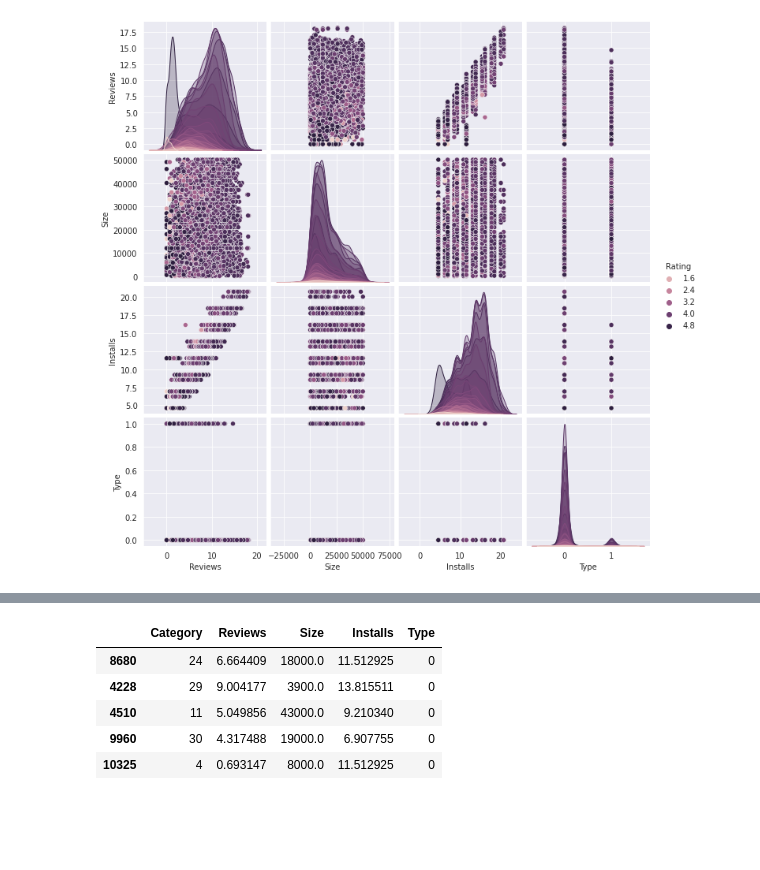
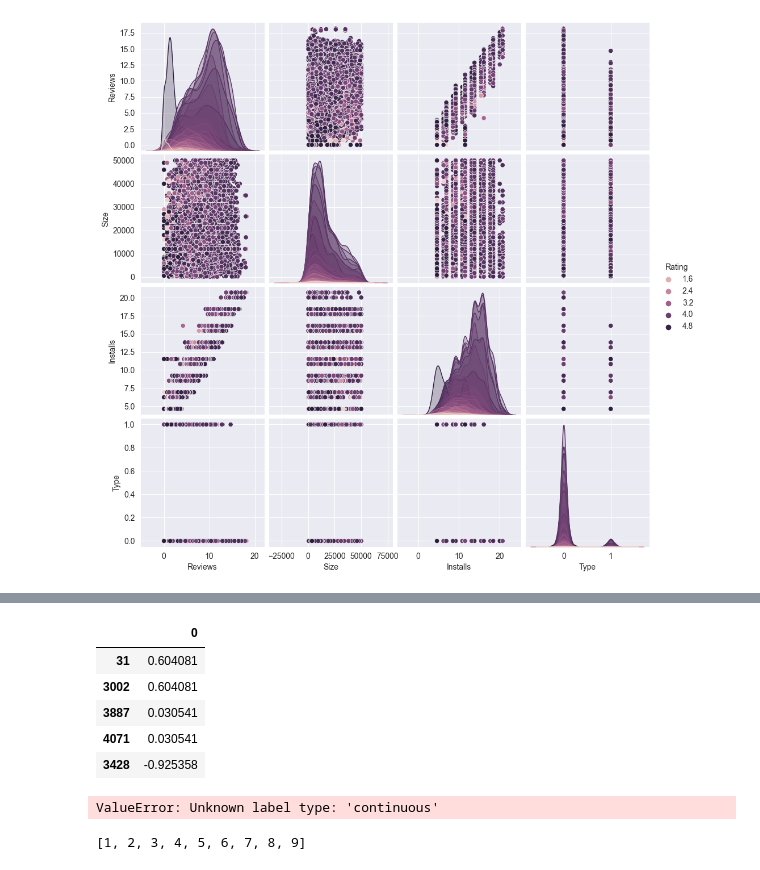
Before and after one commit to Mischomei/GooglePlay, a Jupyter notebook: googleplaystoretest.ipynb, the cells around one changed output, grey strips where cells are left out. Cells and saved outputs as stored; diff of their text form; code cells hidden in the pictures; blank space fills up the shorter version.

```diff
--- a/googleplaystoretest.ipynb
+++ b/googleplaystoretest.ipynb
@@ -84,6 +85,6 @@ sns.heatmap(data.corr() [["Rating"]].sort_values(by="Rating", ascending=False),
 from sklearn.preprocessing import LabelEncoder, StandardScaler, RobustScaler
 
 lbe = LabelEncoder()
-data.Category = lbe.fit_transform(data.Category)
+data.loc[:, "Category"] = lbe.fit_transform(data.loc[:, "Category"])
 data.Category.head(100)
 # %% [output]
@@ -149,0 +168,4 @@ array([[<AxesSubplot:title={'center':'Rating'}>,
+# %%
+y = pd.DataFrame(data.Rating)
+x = data.drop(["Rating"], axis=1)
+x.head()
@@ -150,7 +179,10 @@ array([[<AxesSubplot:title={'center':'Rating'}>,
 # %%
 sscaler = StandardScaler()
 rscaler = RobustScaler()
-data_scaled = pd.DataFrame(rscaler.fit_transform(data))
 
-data_scaled.head()
+
+
+x = pd.DataFrame(sscaler.fit_transform(x))
+y = pd.DataFrame(sscaler.fit_transform(y))
+data.head()
 # %% [output]
@@ -173,7 +203,6 @@ array([[<AxesSubplot:title={'center':'0'}>,
 # %%
 
 from sklearn.model_selection import train_test_split
-y = data.Rating
-x = data.drop(["Rating"], axis=1)
+
 y.head()
 # %% [output]
@@ -195,10 +224,26 @@ x.head()
 # %%
 x_train, x_test, y_train, y_test = train_test_split(x, y, test_size=0.2, shuffle=True, random_state=42)
-x_train.head()
+y_train.head()
 # %% [output]
-|  | Category | Reviews | Size | Installs | Type |
-| 8680 | 24 | 6.664409 | 18000.0 | 11.512925 | 0 |
-| 4228 | 29 | 9.004177 | 3900.0 | 13.815511 | 0 |
-| 4510 | 11 | 5.049856 | 43000.0 | 9.210340 | 0 |
-| 9960 | 30 | 4.317488 | 19000.0 | 6.907755 | 0 |
-| 10325 | 4 | 0.693147 | 8000.0 | 11.512925 | 0 |
+|  | 0 |
+| 31 | 0.604081 |
+| 3002 | 0.604081 |
+| 3887 | 0.030541 |
+| 4071 | 0.030541 |
+| 3428 | -0.925358 |
+# %%
+from sklearn.neighbors import KNeighborsClassifier
+
+knn = KNeighborsClassifier()
+fit = knn.fit(x_train, y_train)
+prediction = knn.predict()
+
+from sklearn.metrics import accuracy_score
+a = accuracy_score(y_test, prediction)
+print(a)
+# %% [output]
+ValueError: Unknown label type: 'continuous'
+# %%
+list(range(1, 10))
+# %% [output]
+[1, 2, 3, 4, 5, 6, 7, 8, 9]
```
Also changed, not shown: parts of 13 cells of this notebook, 2 other files.
